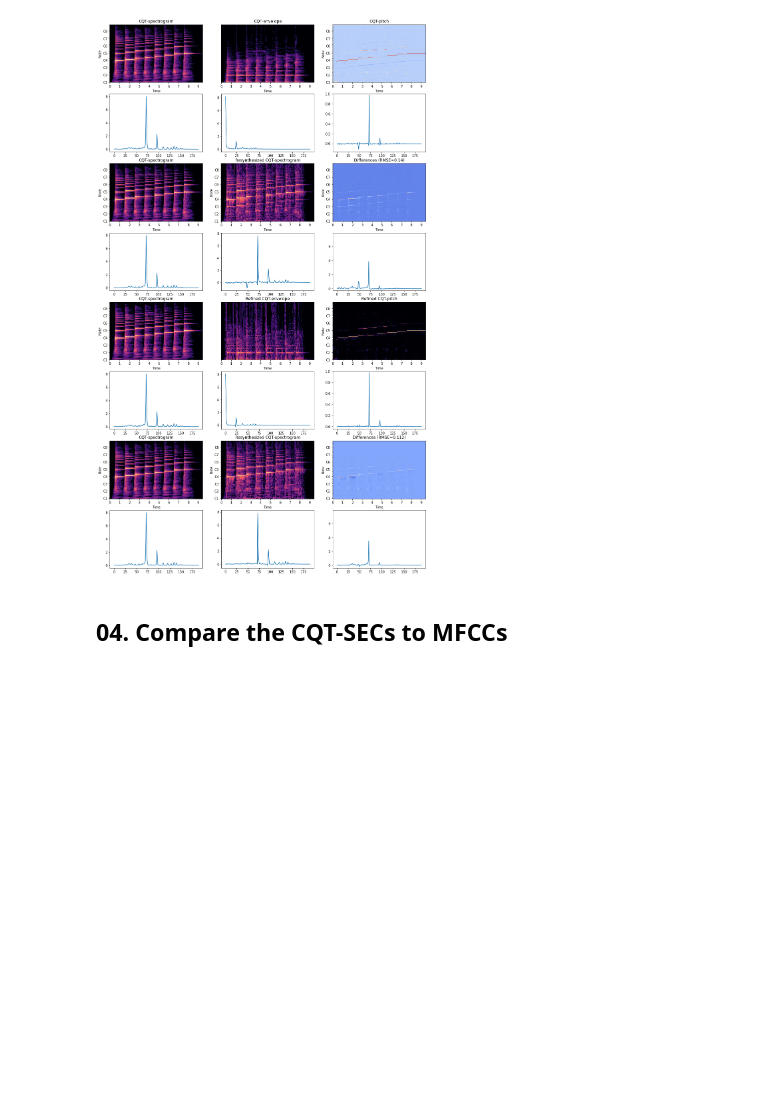
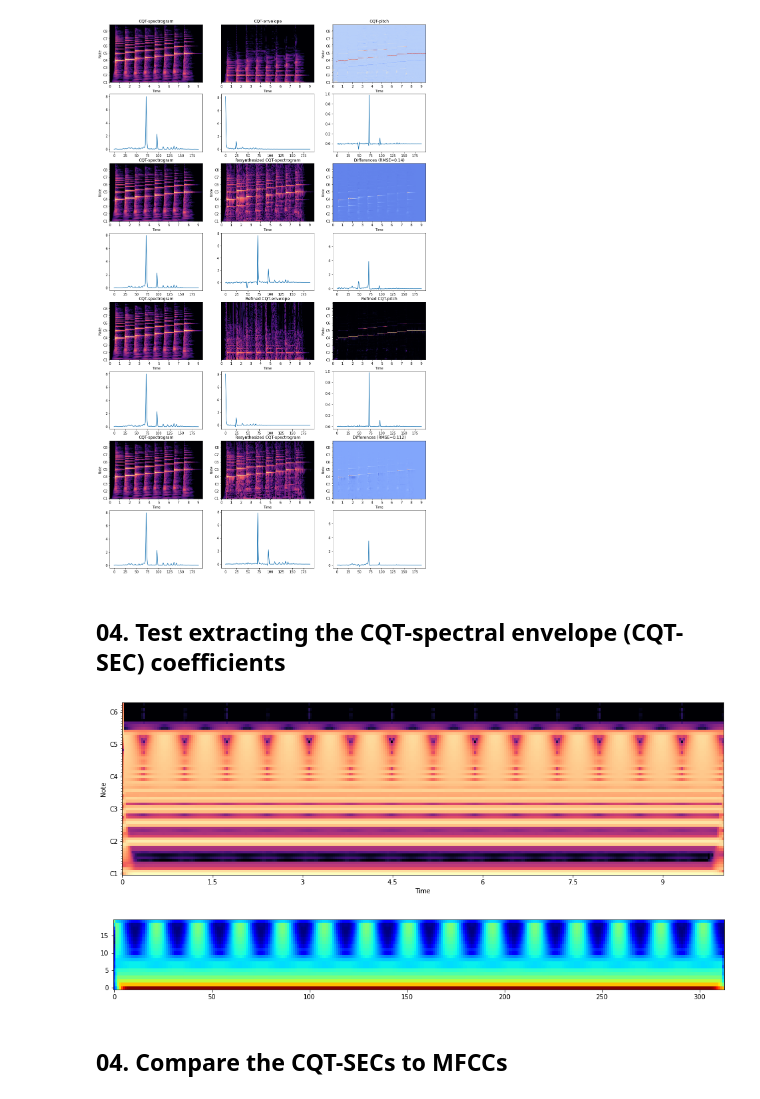
Before and after one commit to zafarrafii/CQHC-Python, a Jupyter notebook: CQT-SEC-Python.ipynb, the cells around one changed output. Saved outputs shown, nothing was run; the diff lists cells and outputs as text; code cells hidden in the pictures; blank space fills up the shorter version.

```diff
--- a/PILSE-Python.ipynb
+++ b/CQT-SEC-Python.ipynb
@@ -421,5 +421,50 @@ plt.show()
 # audio_signal2 = np.pad(audio_signal2, (0, len(audio_signal)-len(audio_signal2)), 'constant', constant_values=0)
 # %% [output]
 [figure]
+# %% [markdown]
+## 04. Test extracting the CQT-spectral envelope (CQT-SEC) coefficients
+# %%
+import numpy as np
+import librosa
+import librosa.display
+import matplotlib.pyplot as plt
+import warnings
+import matplotlib.cbook
+warnings.filterwarnings("ignore",category=matplotlib.cbook.mplDeprecation)
+
+# Build a harmonic signal
+sampling_frequency = 16000                                     # In Hz
+time_duration = 10                                             # In seconds
+time_array = np.arange(0, time_duration, 1/sampling_frequency) # In seconds
+number_harmonics = 20
+frequency_values = 32.70*np.arange(1, number_harmonics+1)      # in Hz
+number_samples = len(time_array)
+audio_signal = np.zeros(number_samples)
+for frequency_value in frequency_values:
+    audio_signal = audio_signal+np.sin(time_array*2*np.pi*frequency_value)
+
+# Comptute the CQT-spectrogram of the harmonic signal
+step_length = int(pow(2, int(np.ceil(np.log2(0.04*sampling_frequency))))/2)
+minimum_frequency = frequency_values[0]
+maximum_frequency = 2*frequency_values[-1]
+octave_resolution = 12
+number_frequencies = round(octave_resolution * np.log2(maximum_frequency / minimum_frequency))
+cqt_spectrogram = np.abs(librosa.cqt(audio_signal, sr=sampling_frequency, hop_length=step_length, fmin=minimum_frequency, \
+                                     n_bins=number_frequencies, bins_per_octave=octave_resolution))
+plt.figure(figsize=(17, 5))
+librosa.display.specshow(librosa.amplitude_to_db(cqt_spectrogram, ref=np.max), sr=sampling_frequency, \
+                         hop_length=step_length, fmin=minimum_frequency, bins_per_octave=octave_resolution, \
+                         x_axis='time', y_axis='cqt_note')
+plt.show()
+
+# Extract the harmonic coefficients
+coefficient_indices = np.round(octave_resolution*np.log2(np.arange(1, number_harmonics+1))).astype(int)
+cqt_sec = cqt_spectrogram[coefficient_indices, :]
+plt.figure(figsize=(17, 2))
+plt.imshow(cqt_sec, aspect="auto", cmap="jet", origin="lower")
+plt.show()
+# %% [output]
+[figure, added]
+[figure, added]
 # %% [markdown]
 ## 04. Compare the CQT-SECs to MFCCs
```
Also changed, not shown: parts of 2 cells of this notebook.
